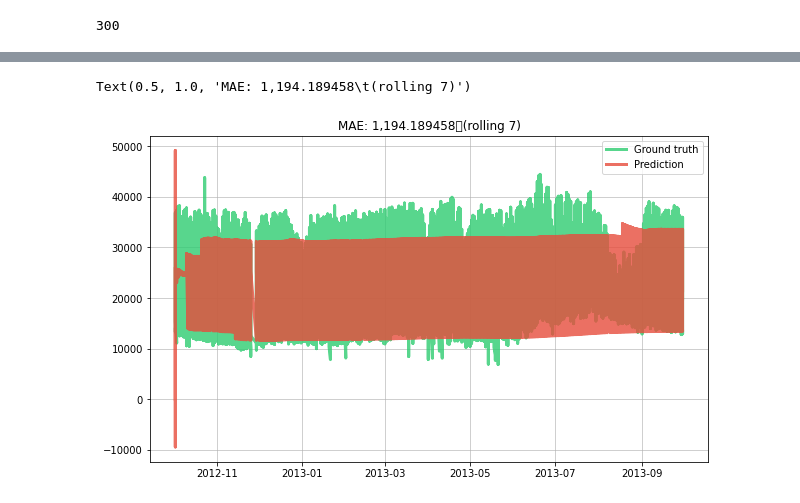
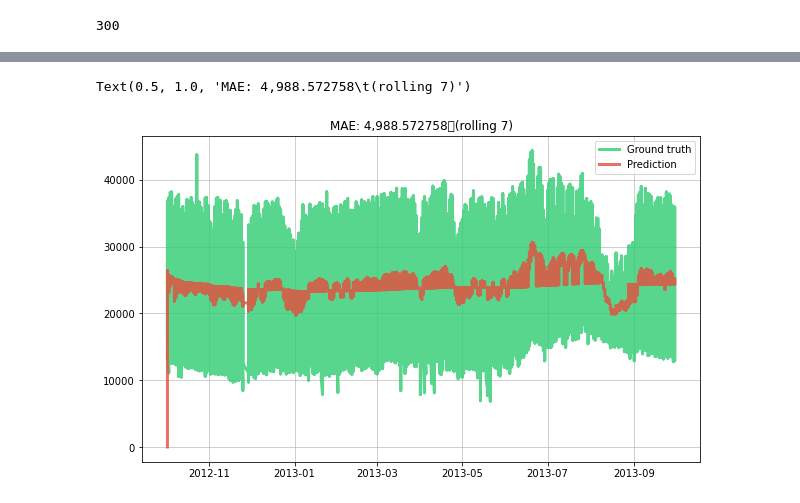
Before and after one commit to giodefa96/Script_Tesi_new, a Jupyter notebook: Script/DatiTesi/press_idr_trueModels.ipynb, the cells around one changed output, grey strips where cells are left out. Saved outputs shown, nothing was run; the diff lists cells and outputs as text; code cells hidden in the pictures.

```diff
--- a/Script/DatiTesi/press_idr_trueModels.ipynb
+++ b/Script/DatiTesi/press_idr_trueModels.ipynb
@@ -106,7 +106,7 @@ Index(['Count_days', 'date', 'Hours', 'Water_volume', 'days', 'month', 'hour'],
 # %%
 def initial_iter():
 
-       path = r'C:\Users\giode\PycharmProjects\Script_Tesi_new\Script\DatiTesi\dativolum.csv'
+       path = '/home/giodefa/PycharmProjects/Script_Tesi_new/Script/DatiTesi/dativolum.csv'
 
        X_y = stream.iter_csv(
               filepath_or_buffer=path,
@@ -597,7 +640,7 @@ y_preds = []
 X_y = initial_iter()
 
 base_model = tree.HoeffdingTreeRegressor(grace_period=50)
-model = compose.Select( '', 'hour', 'days', 'Count_days')
+model = compose.Select()
 model |= ensemble.SRPRegressor(
        model=base_model,
        training_method='patches',
@@ -611,6 +654,7 @@ for i in range(0,8496):  #8496
        model.learn_one(x, y)
 
        # Update the error metric
+       metric.update(y, y_pred)
 
 
        # Store the true value and the prediction
@@ -632,7 +732,7 @@ Text(0.5, 1.0, 'MAE: 0.\t(rolling 7)')
 # %%
 def initial_iter():
 
-       path = r'C:\Users\giode\PycharmProjects\Script_Tesi_new\Script\DatiTesi\dativolum.csv'
+       path = '/home/giodefa/PycharmProjects/Script_Tesi_new/Script/DatiTesi/dativolum.csv'
 
        X_y = stream.iter_csv(
               filepath_or_buffer=path,
@@ -660,7 +760,7 @@ y_trues = []
 y_preds = []
 
 X_y = initial_iter()
-model = compose.Select( '', 'hour', 'days', 'Count_days')
+model = compose.Select( )
 model |= neighbors.KNNRegressor(
        window_size= 50,
        n_neighbors=5
@@ -670,11 +770,11 @@ for i in range(0,8496):  #8496
        # Obtain the prior prediction and update the model in one go
 
        y_pred = model.predict_one(x)
-       if i
        model.learn_one(x, y)
 
        # Update the error metric
-
+       # Update the error metric
+       metric.update(y, y_pred)
 
        # Store the true value and the prediction
        dates.append(x['date'])
@@ -912,62 +1126,60 @@ metric = metrics.Rolling(metrics.MAE(), 7)
 
 dates = []
 y_trues = []
 y_preds = []
 
 X_y = initial_iter()
-model = compose.Select( '', 'hour', 'days', 'Count_days')
+model = compose.Select()
 model |= tree.HoeffdingTreeRegressor(
-       leaf_prediction='adaptive',
-       model_selector_decay=0.9,
-       max_size=5000,
-       min_samples_split=15
+       leaf_prediction='adaptive'
 )
-# for i in range(0,8496):  #8496
-#        x, y = next(X_y)
-#        # Obtain the prior prediction and update the model in one go
-#        y_pred = model.predict_one(x)
-#        model.learn_one(x, y)
-#
-#        # Update the error metric
-#        metric.update(y, y_pred)
-#
-#        # Store the true value and the prediction
-#        dates.append(x['date'])
-#        y_trues.append(y)
-#        y_preds.append(y_pred)
 
-for i in range(0,8159):  #8496
+for i in range(0,8496):  #8496
        x, y = next(X_y)
        # Obtain the prior prediction and update the model in one go
-
        y_pred = model.predict_one(x)
        model.learn_one(x, y)
 
        # Update the error metric
-
+       metric.update(y, y_pred)
 
        # Store the true value and the prediction
        dates.append(x['date'])
        y_trues.append(y)
        y_preds.append(y_pred)
 
-       if i == 8158:
-              for i in range(8159,8495):
-                     x, y = next(X_y)
-                     y_pred = model.predict_one(x)
-                     model.learn_one(x, y_pred)
-                     metric.update(y, y_pred)
-                     dates.append(x['date'])
-                     y_trues.append(y)
-                     y_preds.append(y_pred)
+# for i in range(0,8159):  #8496
+#        x, y = next(X_y)
+#        # Obtain the prior prediction and update the model in one go
+#
+#        y_pred = model.predict_one(x)
+#        model.learn_one(x, y)
+#
+#        # Update the error metric
+#
+#
+#        # Store the true value and the prediction
+#        dates.append(x['date'])
+#        y_trues.append(y)
+#        y_preds.append(y_pred)
+#
+#        if i == 8158:
+#               for i in range(8159,8495):
+#                      x, y = next(X_y)
+#                      y_pred = model.predict_one(x)
+#                      model.learn_one(x, y_pred)
+#                      metric.update(y, y_pred)
+#                      dates.append(x['date'])
+#                      y_trues.append(y)
+#                      y_preds.append(y_pred)
 
 # Plot the results
 fig, ax = plt.subplots(figsize=(10, 6))
 ax.grid(alpha=0.75)
 ax.plot(dates, y_trues, lw=3, color='#2ecc71', alpha=0.8, label='Ground truth')
 ax.plot(dates, y_preds, lw=3, color='#e74c3c', alpha=0.8, label='Prediction')
 ax.legend()
 ax.set_title(metric)
 # %% [output]
-Text(0.5, 1.0, 'MAE: 1,194.189458\t(rolling 7)')
+Text(0.5, 1.0, 'MAE: 4,988.572758\t(rolling 7)')
-[figure, old version]
+[figure, new version]
```
Also changed, not shown: parts of 23 cells of this notebook.
